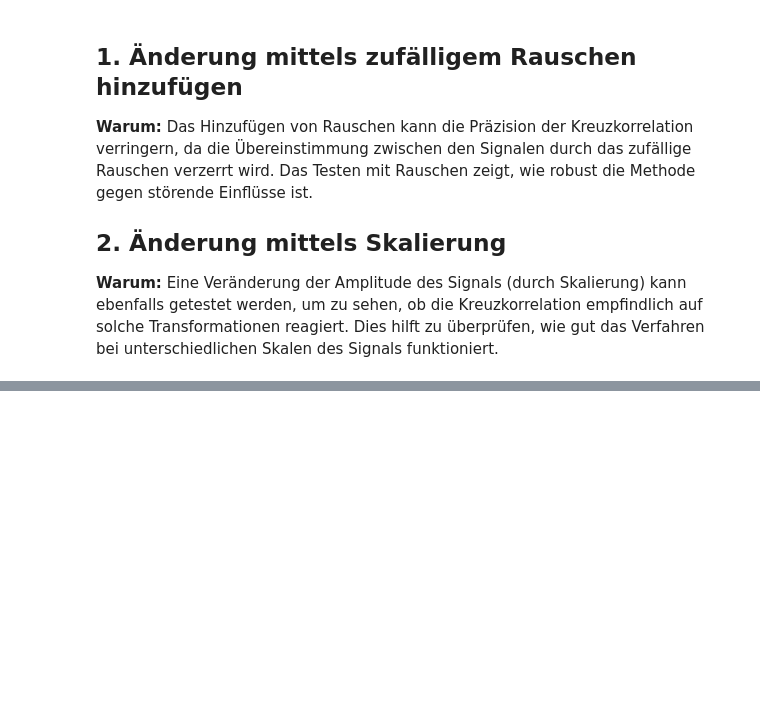
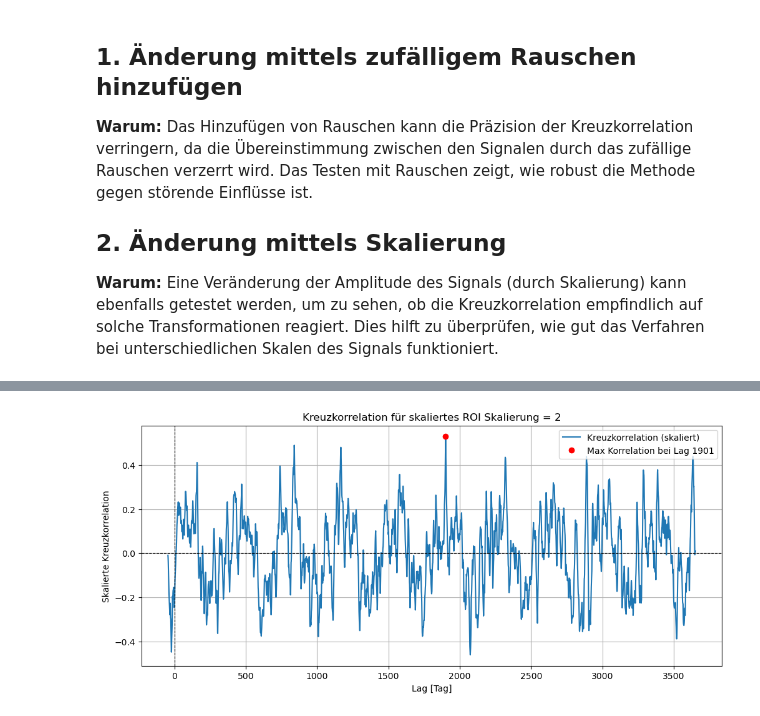
Before and after one commit to Tschoppsilas/GBSV_2025, a Jupyter notebook: MC1/MC1.ipynb, the cells around one changed output, grey strips where cells are left out. Saved outputs shown, nothing was run; the diff lists cells and outputs as text; code cells hidden in the pictures; blank space fills up the shorter version.

```diff
--- a/MC1/MC1.ipynb
+++ b/MC1/MC1.ipynb
@@ -402,0 +466,99 @@ Datum = 30-04-2020
+# %%
+import numpy as np
+import matplotlib.pyplot as plt
+
+# Kreuzkorrelationsberechnung
+def calculate_cross_correlation(s1, s2, do_normalize=True):
+    s1 = np.array(s1).flatten()
+    s2 = np.array(s2).flatten()
+
+    if do_normalize:
+        s1 = s1 - np.mean(s1)
+        s2 = s2 - np.mean(s2)
+
+    corr = np.correlate(s1, s2, mode='full')
+
+    if do_normalize:
+        corr /= len(s1)
+
+    return corr
+
+# Funktion zum Skalieren des ROI
+def scale_roi(roi, scaling_factor):
+    return roi * scaling_factor  # Skalieren der Daten mit dem Faktor
+
+# Setze den Skalierungsfaktor
+scaling_factor = 2
+
+# Skalieren des ROI
+scaled_roi = scale_roi(roi, scaling_factor)
+
+# Berechne die Kreuzkorrelation für das skalierte ROI
+cross_corr_scaled = calculate_cross_correlation(full_signal, scaled_roi)
+
+# Lags erstellen (Zeitenversatz)
+lags = np.arange(-len(roi) + 1, len(full_signal))
+
+# Finden des höchsten Korrelationswerts und des zugehörigen Lags für das skalierte Signal
+max_index_scaled = np.argmax(cross_corr_scaled)
+max_lag_scaled = lags[max_index_scaled]
+
+# Plot erstellen für das skalierte Signal und die Kreuzkorrelation
+plt.figure(figsize=(12, 5))
+
+# Plot der Kreuzkorrelation des skalierten ROI
+plt.plot(lags, cross_corr_scaled, linestyle='-', label="Kreuzkorrelation (skaliert)")
+
+# Markiere den höchsten Korrelationswert mit einem roten Punkt
+plt.plot(max_lag_scaled, cross_corr_scaled[max_index_scaled], 'ro', label=f"Max Korrelation bei Lag {max_lag_scaled}")
+
+plt.axhline(0, color='black', linestyle='--', linewidth=0.8)
+plt.axvline(0, color='black', linestyle='--', linewidth=0.8)
+
+plt.xlabel("Lag [Tag]")
+plt.ylabel("Skalierte Kreuzkorrelation")
+plt.title("Kreuzkorrelation für skaliertes ROI Skalierung = 2")
+plt.grid(True)
+plt.legend()
+
+# Sicherstellen, dass der Plot angezeigt wird
+plt.show()
+
+# Setze den Skalierungsfaktor
+scaling_factor = 10
+
+# Skalieren des ROI
+scaled_roi = scale_roi(roi, scaling_factor)
+
+# Berechne die Kreuzkorrelation für das skalierte ROI
+cross_corr_scaled = calculate_cross_correlation(full_signal, scaled_roi)
+
+# Lags erstellen (Zeitenversatz)
+lags = np.arange(-len(roi) + 1, len(full_signal))
+
+# Finden des höchsten Korrelationswerts und des zugehörigen Lags für das skalierte Signal
+max_index_scaled = np.argmax(cross_corr_scaled)
+max_lag_scaled = lags[max_index_scaled]
+
+# Plot erstellen für das skalierte Signal und die Kreuzkorrelation
+plt.figure(figsize=(12, 5))
+
+# Plot der Kreuzkorrelation des skalierten ROI
+plt.plot(lags, cross_corr_scaled, linestyle='-', label="Kreuzkorrelation (skaliert)")
+
+# Markiere den höchsten Korrelationswert mit einem roten Punkt
+plt.plot(max_lag_scaled, cross_corr_scaled[max_index_scaled], 'ro', label=f"Max Korrelation bei Lag {max_lag_scaled}")
+
+plt.axhline(0, color='black', linestyle='--', linewidth=0.8)
+plt.axvline(0, color='black', linestyle='--', linewidth=0.8)
+
+plt.xlabel("Lag [Tag]")
+plt.ylabel("Skalierte Kreuzkorrelation")
+plt.title("Kreuzkorrelation für skaliertes ROI Skalierung = 10")
+plt.grid(True)
+plt.legend()
+
+# Sicherstellen, dass der Plot angezeigt wird
+plt.show()
+# %% [output]
+[figure, added]
```
Also changed, not shown: parts of 14 cells of this notebook, 2 other files.
